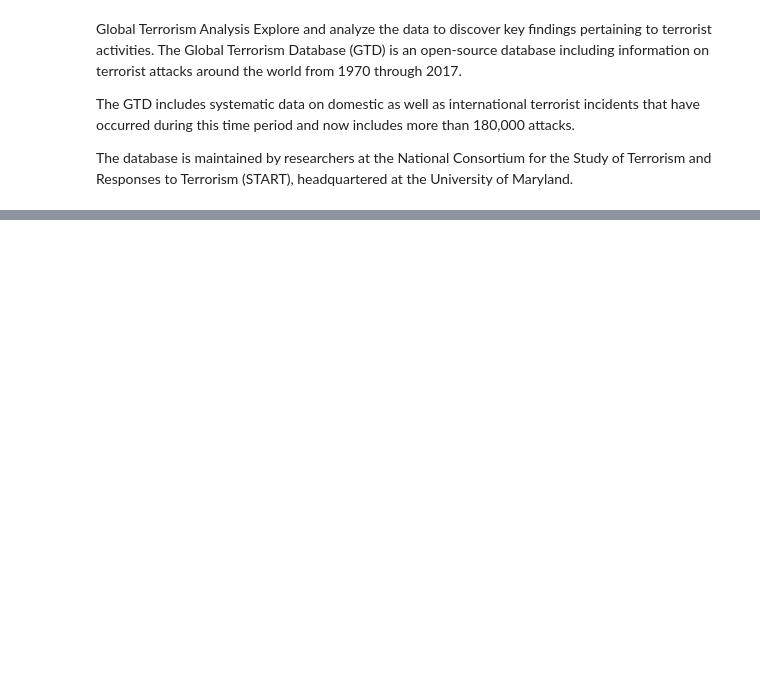
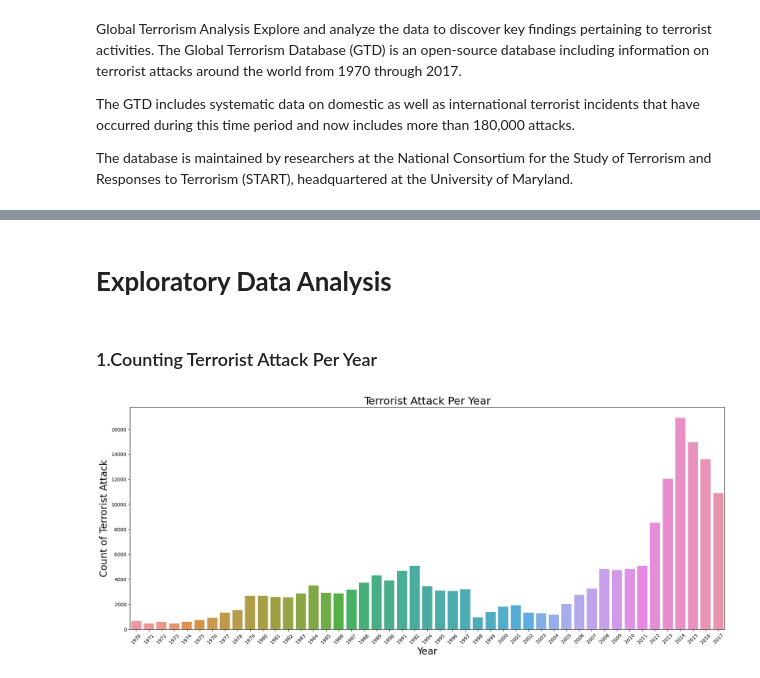
Before and after one commit to sandhyamandoli7/Awesome-Cybersecurity-Handbooks, a Jupyter notebook: Global_Terrorism_Analysis_(EDA).ipynb, the cells around one changed output, grey strips where cells are left out. Saved outputs shown, nothing was run; the diff lists cells and outputs as text; code cells hidden in the pictures; blank space fills up the shorter version.

```diff
--- a/Global_Terrorism_Analysis_(EDA).ipynb
+++ b/Global_Terrorism_Analysis_(EDA).ipynb
@@ -28,0 +75,3 @@ df = pd.read_csv("/content/Global Terrorism Data (1).csv"
+# %%
+selected_columns_1=['eventid', 'iyear', 'imonth', 'iday','country_txt','region_txt','city','multiple', 'success', 'suicide',
+ 'attacktype1_txt', 'targtype1_txt',  'targsubtype1_txt', 'corp1', 'target1', 'natlty1_txt', 'weaptype1_txt','nkill','nwoundus', 'claimed', 'individual', 'INT_LOG', 'doubtterr', 'INT_MISC', 'specificity','gname', 'ishostkid', 'INT_ANY', 'guncertain1', 'provstate']
@@ -28,0 +86,2 @@ df = pd.read_csv("/content/Global Terrorism Data (1).csv"
+# %%
+df_1=df[selected_columns_1]
@@ -28,0 +149,4 @@ df = pd.read_csv("/content/Global Terrorism Data (1).csv"
+# %% [markdown]
+# **Exploratory Data Analysis**
+# %% [markdown]
+### 1.Counting Terrorist Attack Per Year
@@ -28,0 +155,9 @@ df = pd.read_csv("/content/Global Terrorism Data (1).csv"
+# %%
+ax=plt.rcParams['figure.figsize'] = 22,8.27
+ax=sns.countplot(x='iyear',data=df_1)
+ax.set_xlabel('Year',fontsize=20)
+plt.xticks(rotation = 45)
+ax.set_ylabel('Count of Terrorist Attack',fontsize=20)
+ax.set_title('Terrorist Attack Per Year',fontsize=22);
+# %% [output]
+[figure, added]
```
Also changed, not shown: parts of 29 cells of this notebook.
